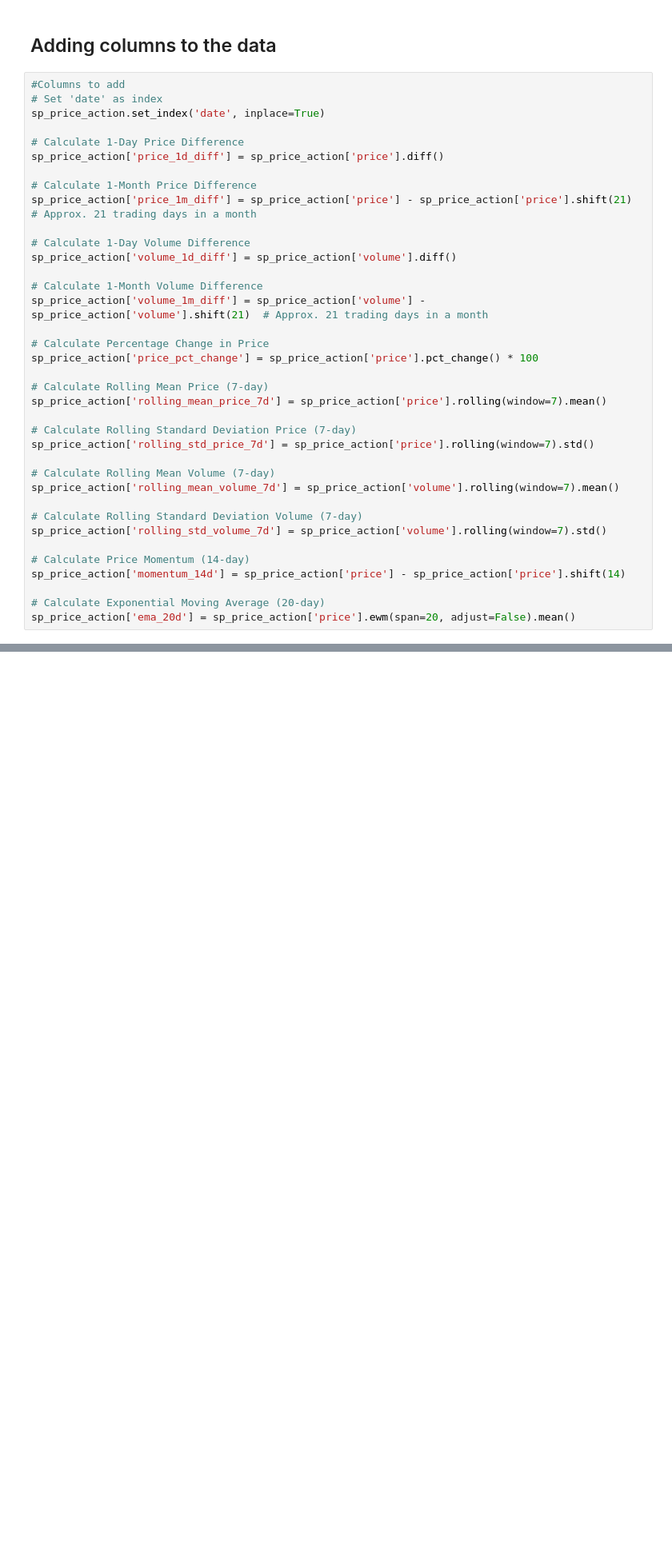
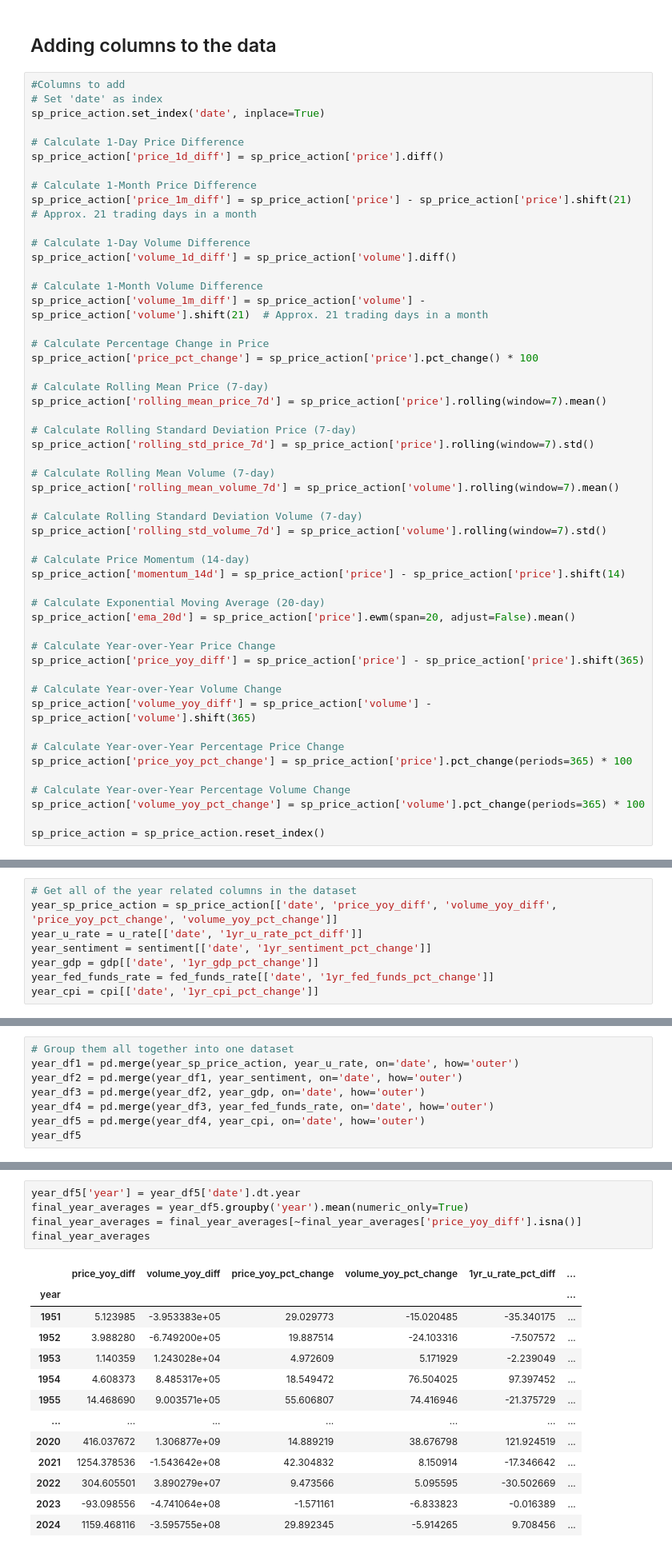
Before and after one commit to calvinraab/ML_Algorithmic_Trading, a Jupyter notebook: model_building.ipynb, the cells around one changed output, grey strips where cells are left out. Shown at 80% size. Drawn from its saved outputs; the diff is of its cells as text; blank space fills up the shorter version.

```diff
--- a/model_building.ipynb
+++ b/model_building.ipynb
@@ -170,3 +172,17 @@ sp_price_action['momentum_14d'] = sp_price_action['price'] - sp_price_action['pr
 
 # Calculate Exponential Moving Average (20-day)
 sp_price_action['ema_20d'] = sp_price_action['price'].ewm(span=20, adjust=False).mean()
+
+# Calculate Year-over-Year Price Change
+sp_price_action['price_yoy_diff'] = sp_price_action['price'] - sp_price_action['price'].shift(365)
+
+# Calculate Year-over-Year Volume Change
+sp_price_action['volume_yoy_diff'] = sp_price_action['volume'] - sp_price_action['volume'].shift(365)
+
+# Calculate Year-over-Year Percentage Price Change
+sp_price_action['price_yoy_pct_change'] = sp_price_action['price'].pct_change(periods=365) * 100
+
+# Calculate Year-over-Year Percentage Volume Change
+sp_price_action['volume_yoy_pct_change'] = sp_price_action['volume'].pct_change(periods=365) * 100
+
+sp_price_action = sp_price_action.reset_index()
@@ -189,0 +194,8 @@ sp_price_action
+# %%
+# Get all of the year related columns in the dataset
+year_sp_price_action = sp_price_action[['date', 'price_yoy_diff', 'volume_yoy_diff', 'price_yoy_pct_change', 'volume_yoy_pct_change']]
+year_u_rate = u_rate[['date', '1yr_u_rate_pct_diff']]
+year_sentiment = sentiment[['date', '1yr_sentiment_pct_change']]
+year_gdp = gdp[['date', '1yr_gdp_pct_change']]
+year_fed_funds_rate = fed_funds_rate[['date', '1yr_fed_funds_pct_change']]
+year_cpi = cpi[['date', '1yr_cpi_pct_change']]
@@ -189,0 +216,8 @@ sp_price_action
+# %%
+# Group them all together into one dataset
+year_df1 = pd.merge(year_sp_price_action, year_u_rate, on='date', how='outer')
+year_df2 = pd.merge(year_df1, year_sentiment, on='date', how='outer')
+year_df3 = pd.merge(year_df2, year_gdp, on='date', how='outer')
+year_df4 = pd.merge(year_df3, year_fed_funds_rate, on='date', how='outer')
+year_df5 = pd.merge(year_df4, year_cpi, on='date', how='outer')
+year_df5
@@ -189,0 +240,19 @@ sp_price_action
+# %%
+year_df5['year'] = year_df5['date'].dt.year
+final_year_averages = year_df5.groupby('year').mean(numeric_only=True)
+final_year_averages = final_year_averages[~final_year_averages['price_yoy_diff'].isna()]
+final_year_averages
+# %% [output]
+|  | price_yoy_diff | volume_yoy_diff | price_yoy_pct_change | volume_yoy_pct_change | 1yr_u_rate_pct_diff | ... |
+| year |  |  |  |  |  | ... |
+| 1951 | 5.123985 | -3.953383e+05 | 29.029773 | -15.020485 | -35.340175 | ... |
+| 1952 | 3.988280 | -6.749200e+05 | 19.887514 | -24.103316 | -7.507572 | ... |
+| 1953 | 1.140359 | 1.243028e+04 | 4.972609 | 5.171929 | -2.239049 | ... |
+| 1954 | 4.608373 | 8.485317e+05 | 18.549472 | 76.504025 | 97.397452 | ... |
+| 1955 | 14.468690 | 9.003571e+05 | 55.606807 | 74.416946 | -21.375729 | ... |
+| ... | ... | ... | ... | ... | ... | ... |
+| 2020 | 416.037672 | 1.306877e+09 | 14.889219 | 38.676798 | 121.924519 | ... |
+| 2021 | 1254.378536 | -1.543642e+08 | 42.304832 | 8.150914 | -17.346642 | ... |
+| 2022 | 304.605501 | 3.890279e+07 | 9.473566 | 5.095595 | -30.502669 | ... |
+| 2023 | -93.098556 | -4.741064e+08 | -1.571161 | -6.833823 | -0.016389 | ... |
+| 2024 | 1159.468116 | -3.595755e+08 | 29.892345 | -5.914265 | 9.708456 | ... |
```
Also changed, not shown: parts of 14 cells of this notebook, 2 other files.
